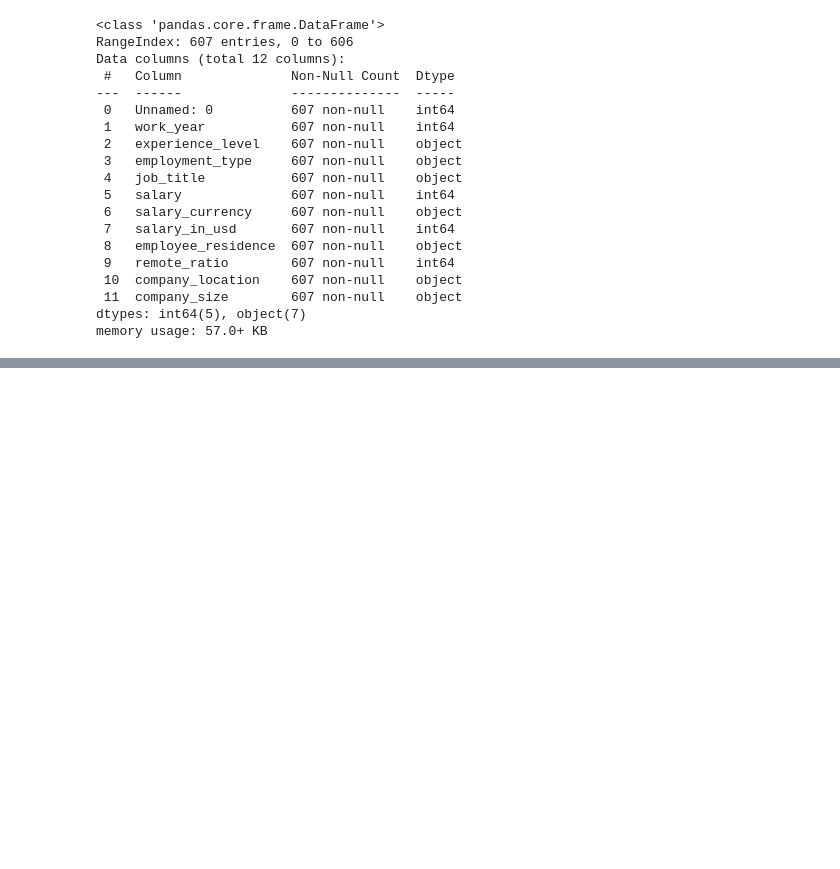
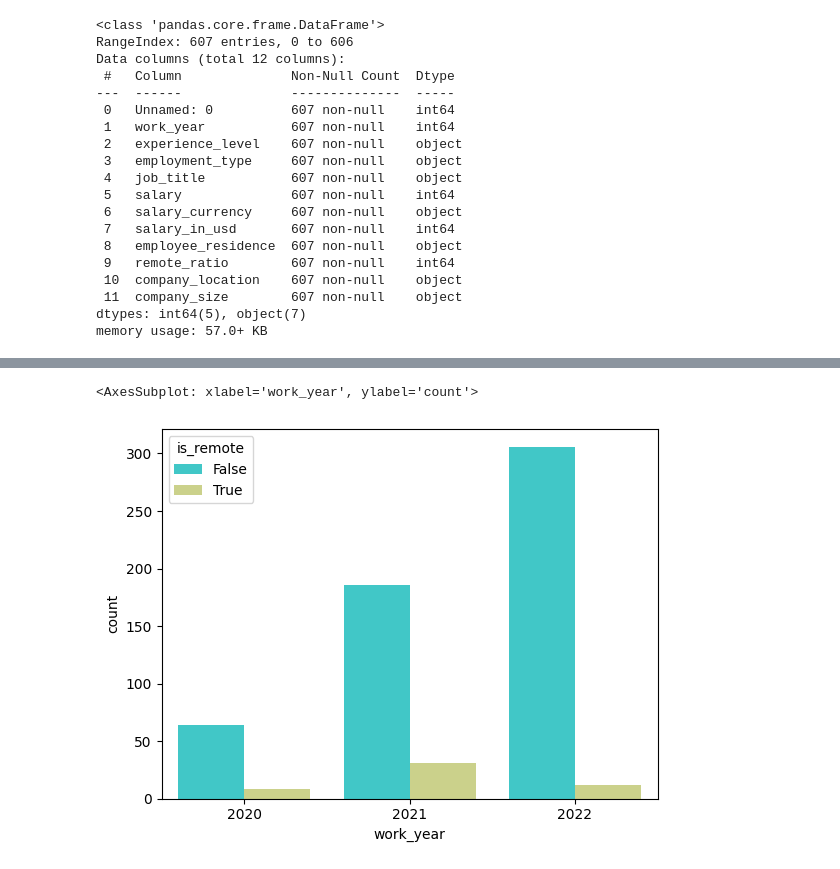
Before and after one commit to jtlantz/dm-proj1, a Jupyter notebook: notebooks/ds_salaries.ipynb, the cells around one changed output, grey strips where cells are left out. Cells and saved outputs as stored; diff of their text form; code cells hidden in the pictures; blank space fills up the shorter version.

```diff
--- a/notebooks/ds_salaries.ipynb
+++ b/notebooks/ds_salaries.ipynb
@@ -123,0 +135,7 @@ memory usage: 57.0+ KB
+# %%
+df['is_remote'] = df['employee_residence'] != df['company_location']
+tmp = df[['work_year', 'is_remote']]
+sns.countplot(data=tmp, x='work_year', hue='is_remote', palette='rainbow')
+# %% [output]
+<AxesSubplot: xlabel='work_year', ylabel='count'>
+[figure, added]
```
Also changed, not shown: parts of 4 cells of this notebook.
